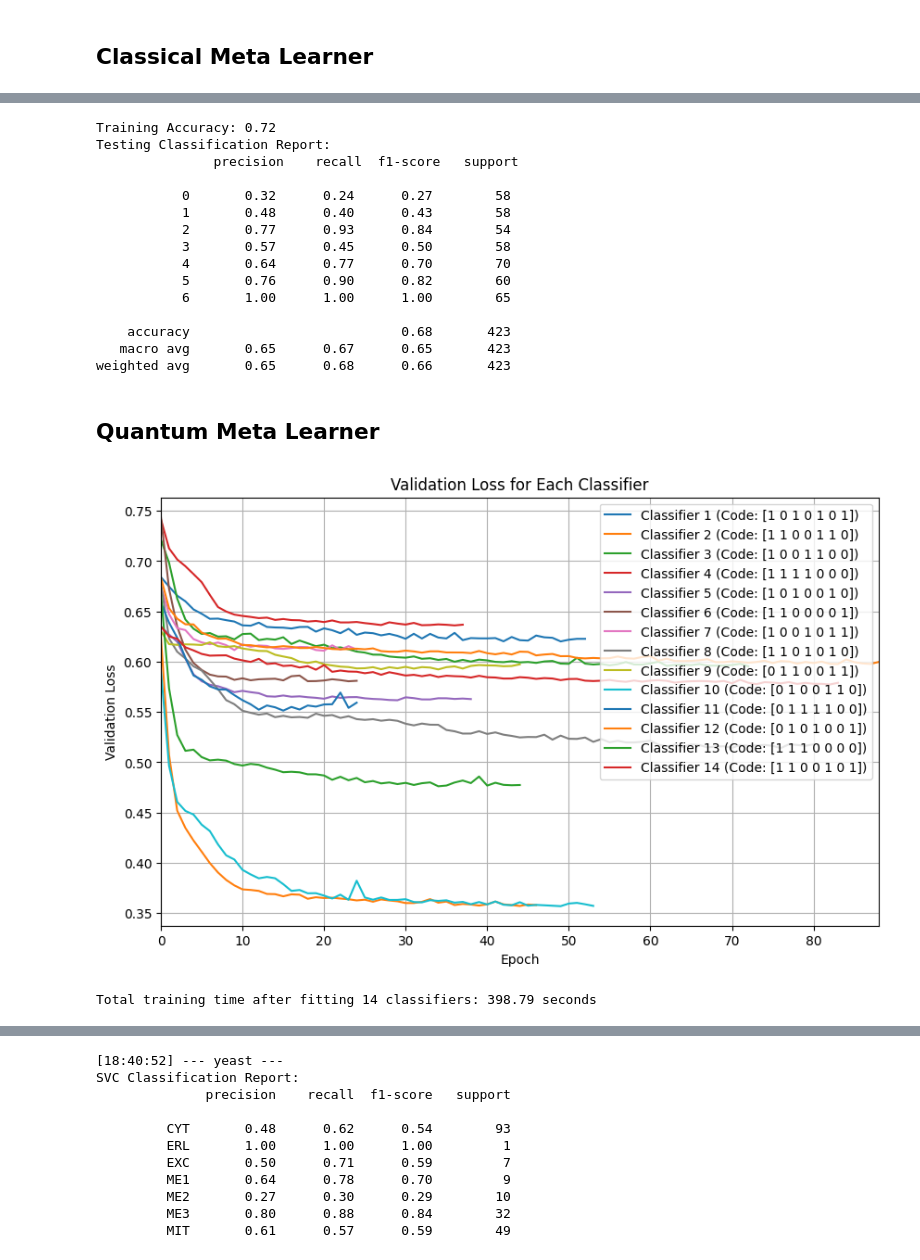
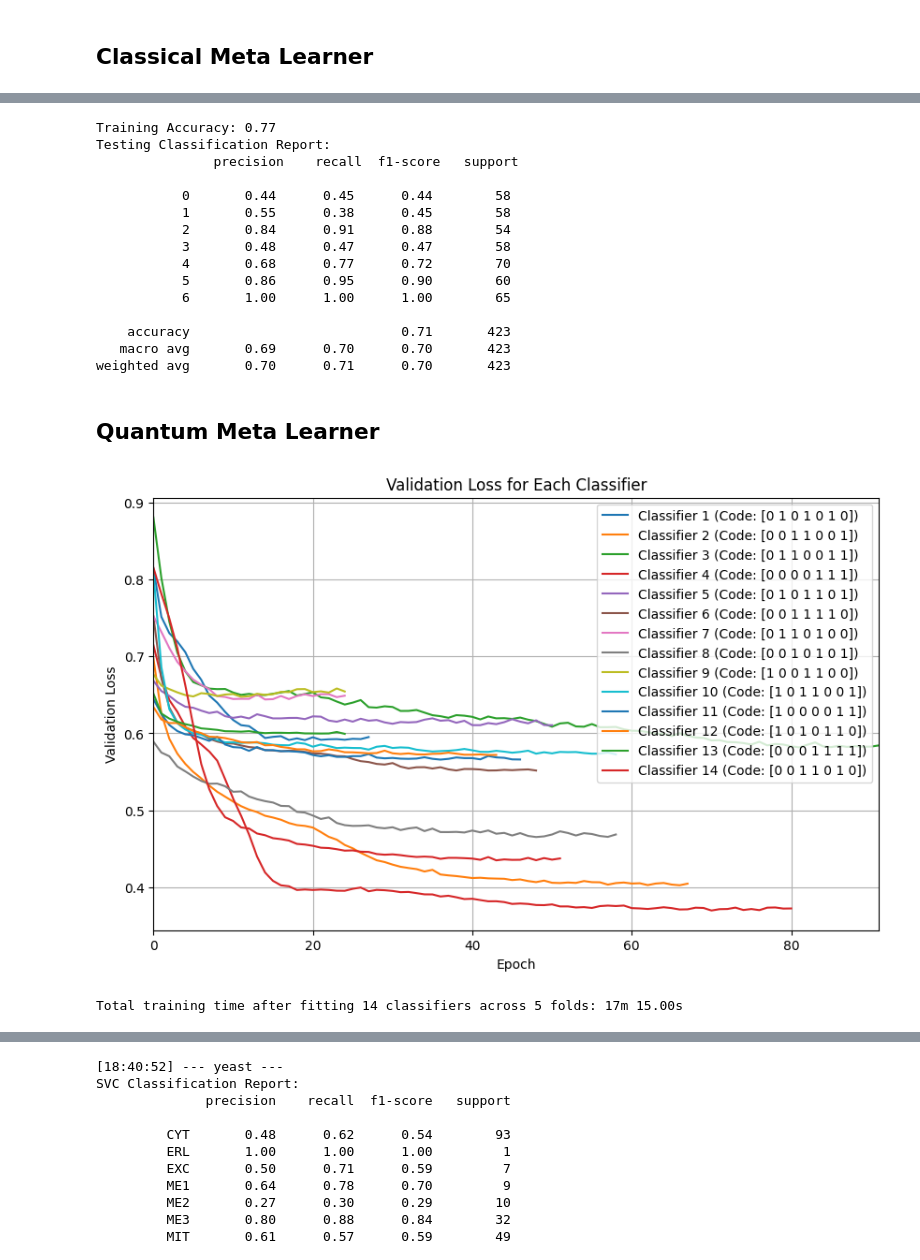
Before and after one commit to EdwardM222/QML-RP, a Jupyter notebook: thesis.ipynb, the cells around one changed output, grey strips where cells are left out. Drawn from its saved outputs; the diff is of its cells as text; code cells hidden in the pictures.

```diff
--- a/thesis.ipynb
+++ b/thesis.ipynb
@@ -370,6 +370,6 @@ X_test = lab_test.drop('class', axis=1)
 top_cols = [col for col in X_train.columns if col.startswith('X')]
 famd_cols = [col for col in X_train.columns if col.startswith('C')]
 # %%
-ens = QuantumECOC(feats_per_qubit=3, reuploads=3, trainable_layers=[1,2,3]).to(DEVICE)
+ens = QuantumECOC(templates=1).to(DEVICE)
 ens.fit(X_train, y_train, X_test, y_test, epochs=200, plot=True, verbose=True)
 # %% [output]
@@ -399,6 +399,6 @@ weighted avg       0.57      0.57      0.57       423
 # %% [markdown]
 ## Classical Meta Learner
 # %%
-ens = StackedECOC(feats_per_qubit=3, reuploads=3, trainable_layers=[1,2,3]).to(DEVICE)
+ens = StackedECOC(templates=1).to(DEVICE)
 ens.fit(X_train, y_train, X_test, y_test, epochs=200, plot=True, verbose=True)
 # %% [output]
@@ -410,32 +410,38 @@ train_score = ens.score(X_train, y_train)
 print(f"Training Accuracy: {train_score:.2f}")
 print("Testing Classification Report:\n", classification_report(y_test, ens.predict(X_test), zero_division=0))
 # %% [output]
-Training Accuracy: 0.72
+Training Accuracy: 0.77
 Testing Classification Report:
                precision    recall  f1-score   support
 
-           0       0.32      0.24      0.27        58
-           1       0.48      0.40      0.43        58
-           2       0.77      0.93      0.84        54
-           3       0.57      0.45      0.50        58
-           4       0.64      0.77      0.70        70
-           5       0.76      0.90      0.82        60
+           0       0.44      0.45      0.44        58
+           1       0.55      0.38      0.45        58
+           2       0.84      0.91      0.88        54
+           3       0.48      0.47      0.47        58
+           4       0.68      0.77      0.72        70
+           5       0.86      0.95      0.90        60
            6       1.00      1.00      1.00        65
 
-    accuracy                           0.68       423
-   macro avg       0.65      0.67      0.65       423
-weighted avg       0.65      0.68      0.66       423
+    accuracy                           0.71       423
+   macro avg       0.69      0.70      0.70       423
+weighted avg       0.70      0.71      0.70       423
 # %% [markdown]
 ## Quantum Meta Learner
 # %%
-meta_dev = VQC(qlayer, template='meta').to(DEVICE)
-metaVQC = VQC(meta_dev, len(np.unique(y_train)), template='meta').to(DEVICE)
-qml.draw_mpl(metaVQC.circuit)(np.zeros(qubits), np.zeros(metaVQC.weight_shapes["weights"]))
-ens = StackedECOC(meta_learner=metaVQC)
+c = len(np.unique(y_train))
+metaVQC = VQC(n_classes=c, template='manual',
+            n_qubits=c // 3 + 1,
+            feats_per_qubit=3,
+            reuploads=3,
+            entangle_between_reuploads=True,
+            trainable_layers=[1, 2, 3],
+            # measurement_wires=[0]
+        ).to(DEVICE)
+ens = StackedECOC(meta_learner=metaVQC, templates=1)
 ens.fit(X_train, y_train, X_test, y_test, epochs=200, plot=True, verbose=True)
 # %% [output]
-[figure, old version]
+[figure, new version]
-Total training time after fitting 14 classifiers: 398.79 seconds
+Total training time after fitting 14 classifiers across 5 folds: 17m 15.00s
 # %%
 train_score = ens.score(X_train, y_train)
 
```
Also changed, not shown: parts of 9 cells of this notebook, 1 other file.
